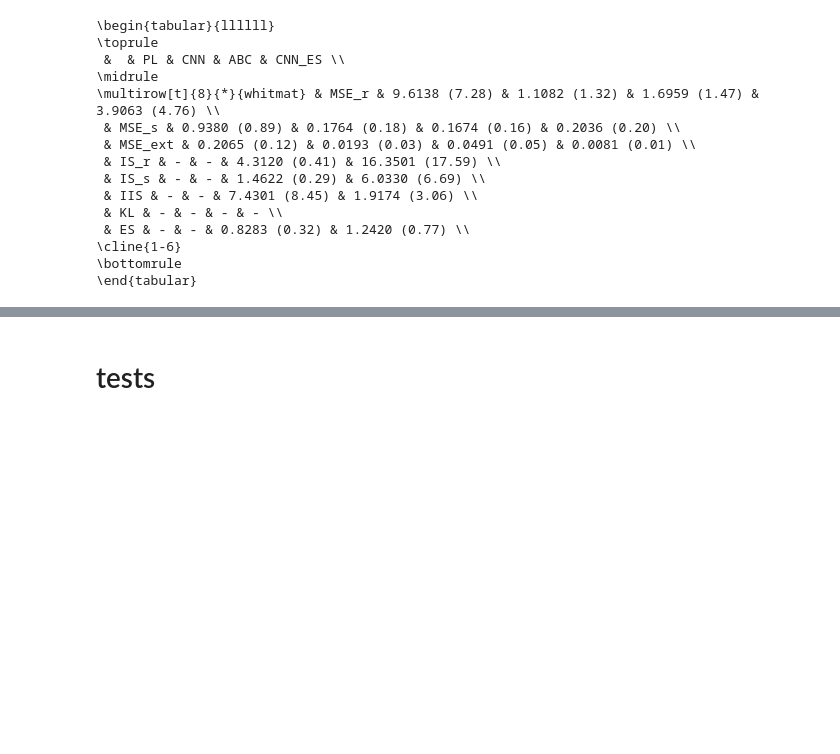
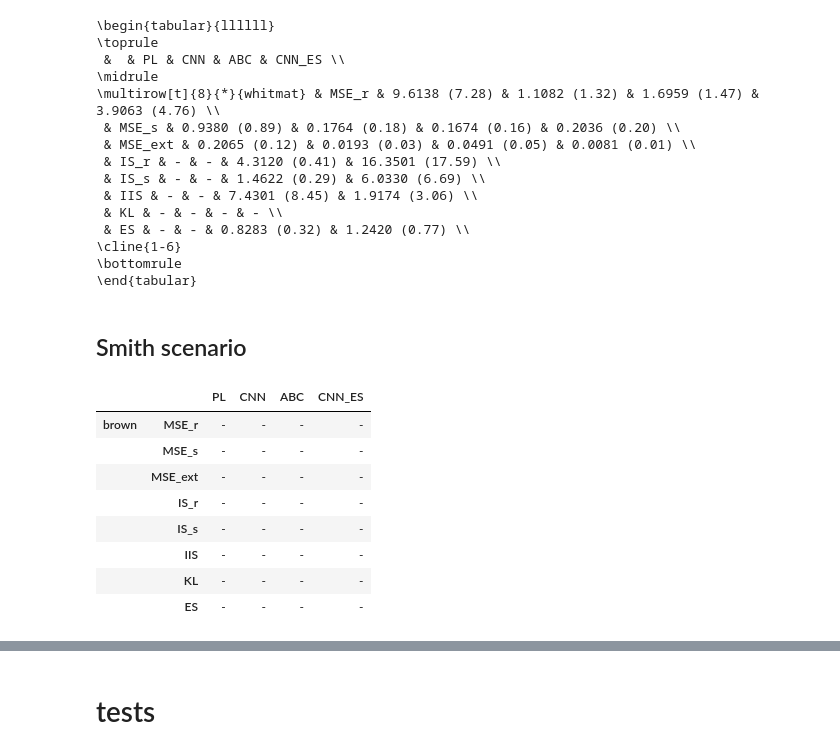
Before and after one commit to cbuelt/thesis, a Jupyter notebook: evaluation/evaluate_results.ipynb, the cells around one changed output, grey strips where cells are left out. Cells and saved outputs as stored; diff of their text form; code cells hidden in the pictures; blank space fills up the shorter version.

```diff
--- a/evaluation/evaluate_results.ipynb
+++ b/evaluation/evaluate_results.ipynb
@@ -215,3 +215,5 @@ print(results.to_latex(index=True,
 \cline{1-6}
 \bottomrule
 \end{tabular}
+# %% [markdown]
+## Smith scenario
@@ -217,0 +226,16 @@ print(results.to_latex(index=True,
+# %%
+# Prepare dataframe
+models = ["brown"]
+metrics = ["MSE_r", "MSE_s", "MSE_ext", "IS_r", "IS_s", "IIS", "KL", "ES"]
+results = pd.DataFrame("-", index = pd.MultiIndex.from_product([models, metrics]), columns = ["PL", "CNN", "ABC", "CNN_ES"])
+results
+# %% [output]
+|  |  | PL | CNN | ABC | CNN_ES |
+| brown | MSE_r | - | - | - | - |
+|  | MSE_s | - | - | - | - |
+|  | MSE_ext | - | - | - | - |
+|  | IS_r | - | - | - | - |
+|  | IS_s | - | - | - | - |
+|  | IIS | - | - | - | - |
+|  | KL | - | - | - | - |
+|  | ES | - | - | - | - |
```
Also changed, not shown: parts of 8 cells of this notebook, 4 other files.
